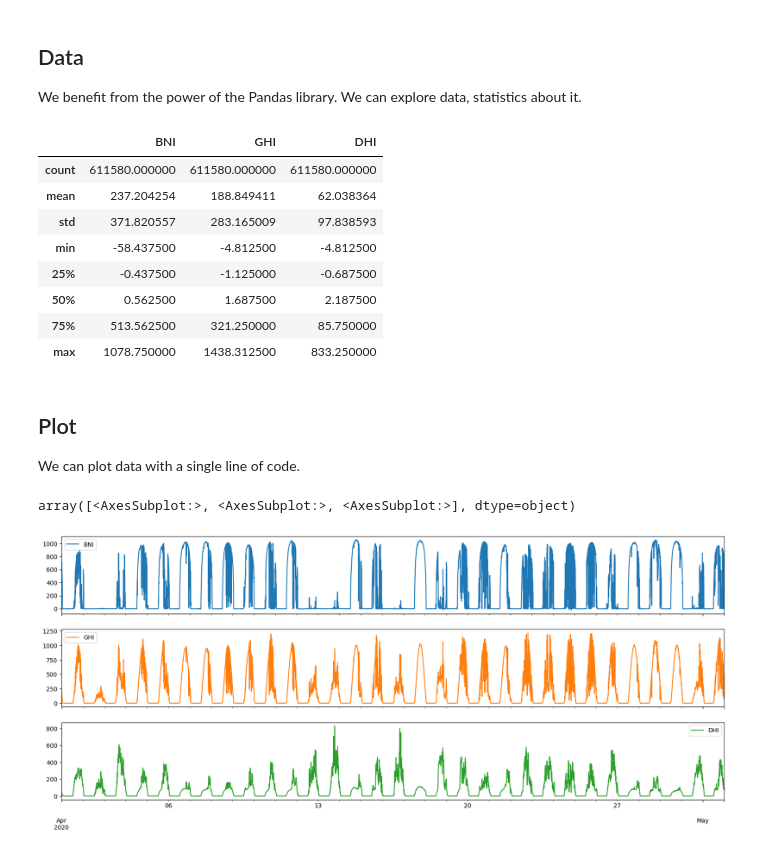
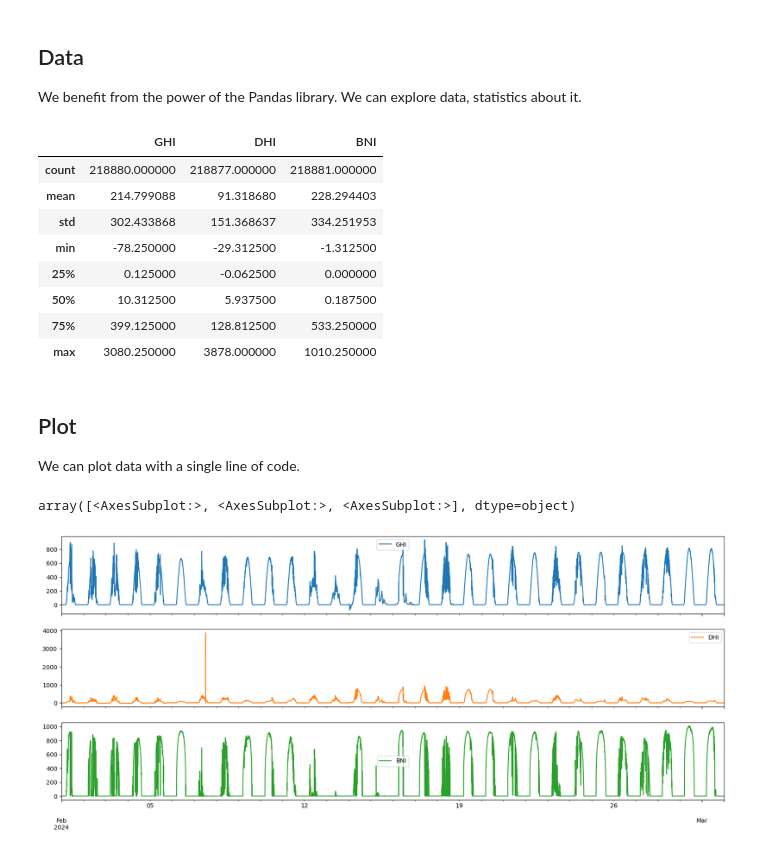
Before and after one commit to jcumbicosr/libinsitu, a Jupyter notebook: notebooks/read-data.ipynb, the cells around one changed output. Cells and saved outputs as stored; diff of their text form; code cells hidden in the pictures.

Commit message:
Update notebook for erathostene (access with password)

```diff
--- a/notebooks/read-data.ipynb
+++ b/notebooks/read-data.ipynb
@@ -30,7 +40,9 @@ The available data on our server is [documented here](https://libinsitu.readthed
 # %%
 # Fetch one year of data, for 3 variables
 df = netcdf_to_dataframe(
-    "http://tds.webservice-energy.org/thredds/dodsC/nrelmidc-stations/NREL_MIDC-BMS.nc",
-    start_time=datetime(2020, 1, 1),
-    end_time=datetime(2021, 3, 1),
+    "https://tds.webservice-energy.org/thredds/dodsC/eratosthenes-stations/ERATOSTHENES-LIM.nc",
+    start_time=datetime(2024, 1, 1),
+    end_time=datetime(2024, 6, 1),
+    user=os.environ["TDS_USER"],
+    password=os.environ["TDS_PASS"],
     vars=["GHI", "BNI", "DHI"])
@@ -60,22 +90,22 @@ We benefit from the power of the Pandas library. We can explore data, statistics
 # Show the data
 df.describe()
 # %% [output]
-|  | BNI | GHI | DHI |
-| count | 611580.000000 | 611580.000000 | 611580.000000 |
-| mean | 237.204254 | 188.849411 | 62.038364 |
-| std | 371.820557 | 283.165009 | 97.838593 |
-| min | -58.437500 | -4.812500 | -4.812500 |
-| 25% | -0.437500 | -1.125000 | -0.687500 |
-| 50% | 0.562500 | 1.687500 | 2.187500 |
-| 75% | 513.562500 | 321.250000 | 85.750000 |
-| max | 1078.750000 | 1438.312500 | 833.250000 |
+|  | GHI | DHI | BNI |
+| count | 218880.000000 | 218877.000000 | 218881.000000 |
+| mean | 214.799088 | 91.318680 | 228.294403 |
+| std | 302.433868 | 151.368637 | 334.251953 |
+| min | -78.250000 | -29.312500 | -1.312500 |
+| 25% | 0.125000 | -0.062500 | 0.000000 |
+| 50% | 10.312500 | 5.937500 | 0.187500 |
+| 75% | 399.125000 | 128.812500 | 533.250000 |
+| max | 3080.250000 | 3878.000000 | 1010.250000 |
 # %% [markdown]
 ## Plot
 
 We can plot data with a single line of code.
 # %%
 # Show one month of data
-df["2020-04-01":"2020-05-01"].plot(figsize=(20, 8), subplots=True)
+df["2024-02-01":"2024-03-01"].plot(figsize=(20, 8), subplots=True)
 # %% [output]
 array([<AxesSubplot:>, <AxesSubplot:>, <AxesSubplot:>], dtype=object)
-[figure, old version]
+[figure, new version]
```
Also changed, not shown: parts of 6 cells of this notebook.
